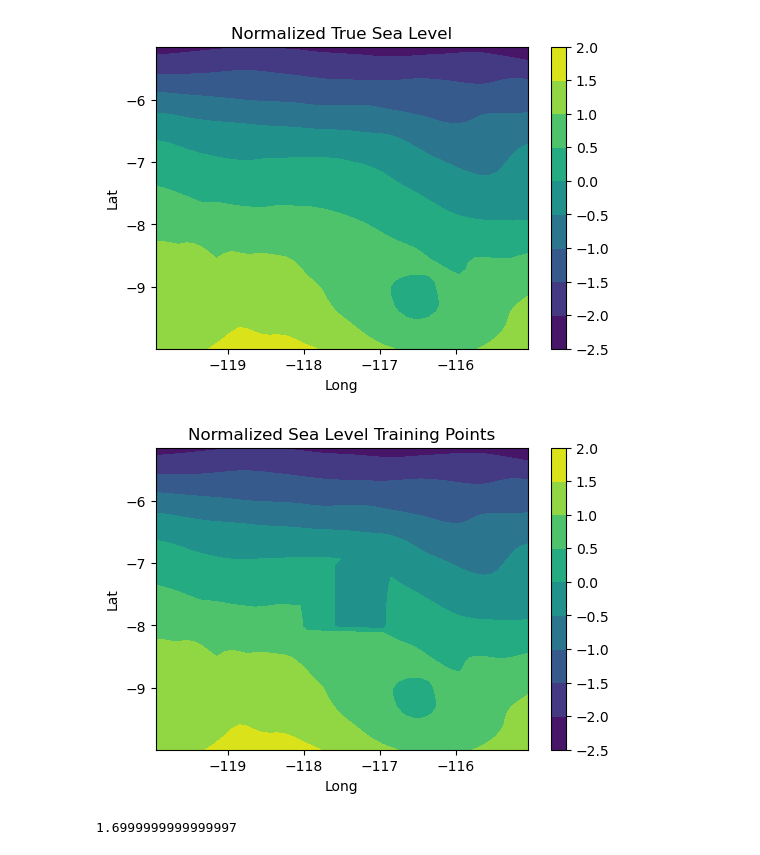
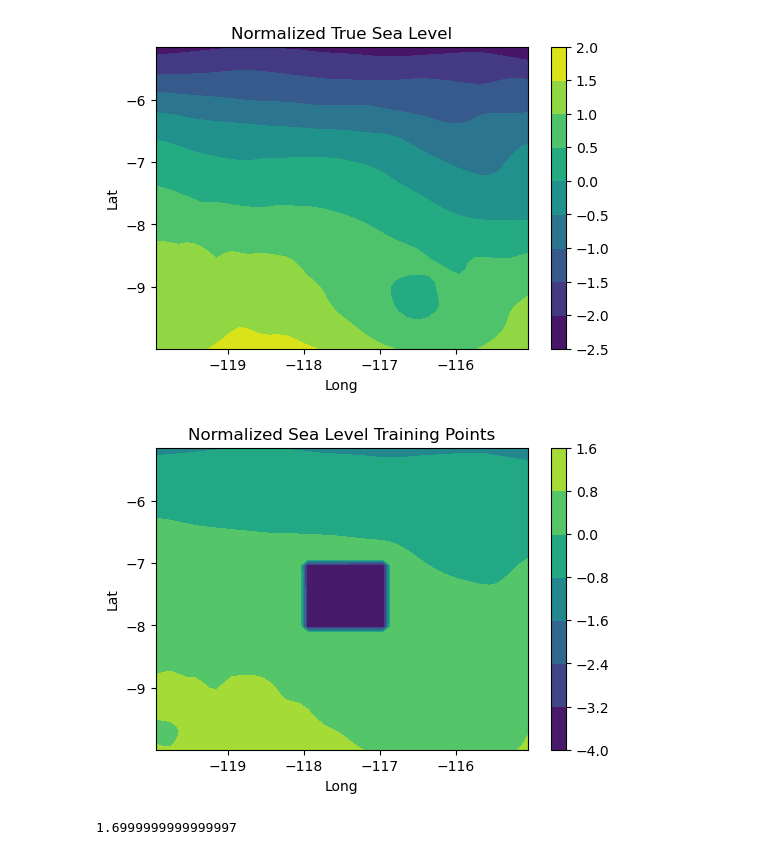
Before and after one commit to rohanlopez7/BML_GP_Project, a Jupyter notebook: Nicole/spatial-rbf.ipynb, the cells around one changed output. Drawn from its saved outputs; the diff is of its cells as text; code cells hidden in the pictures.

Commit message:
Change plot scales

```diff
--- a/Nicole/spatial-rbf.ipynb
+++ b/Nicole/spatial-rbf.ipynb
@@ -55,7 +55,7 @@ def format_sea_level(data):
 
 # Convert training and full data to stack format
 # & Fill NaN's with Training mean
-training = training.fillna(training.mean()).stack().reset_index()
+training = training.fillna(0).stack().reset_index()
 testing = sea_df.stack().reset_index()
 
 # Set training and testing y's
@@ -93,19 +127,19 @@ plt.show()
 # %% [output]
 [figure]
 # %%
-# Plot Training Data
+# Plot Normalized Training Data
 train_X_1, train_X_2 = np.meshgrid(train_x[:,1].unique(),train_x[:,0].unique())
 
 plt.figure(dpi=100)
 plt.contourf(train_X_1, train_X_2,
-             train_y.reshape(train_X_2.shape))
+             train_y.reshape(train_X_2.shape), vmin=-4.0, vmax=2.0)
 plt.title("Normalized Sea Level Training Points")
 plt.xlabel("Long")
 plt.ylabel("Lat")
 plt.colorbar()
 plt.show()
 # %% [output]
-[figure, old version]
+[figure, new version]
 # %%
 class ExactGPModel(gpytorch.models.ExactGP):
     def __init__(self, train_x, train_y, likelihood):
```
Also changed, not shown: parts of 9 cells of this notebook.
